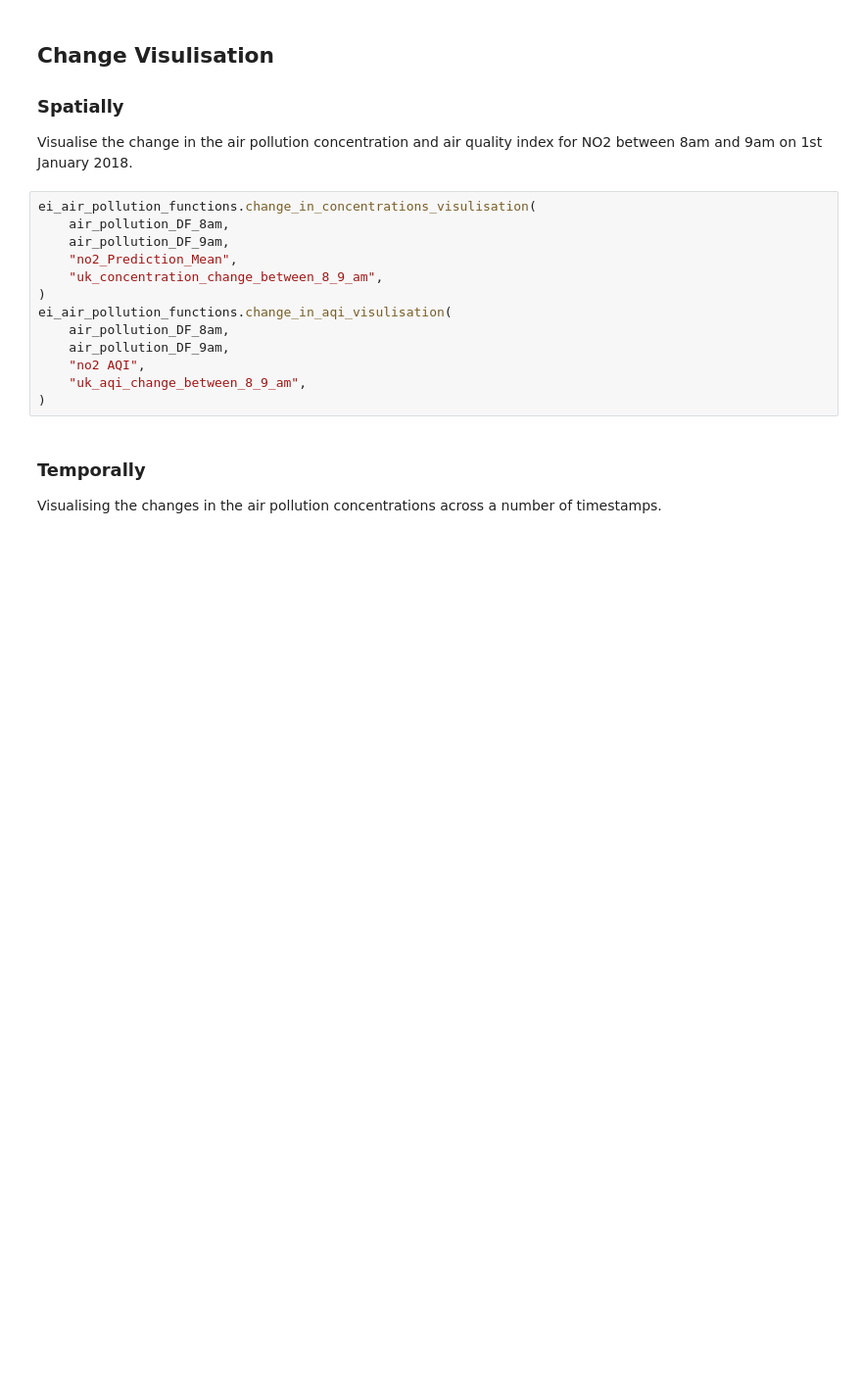
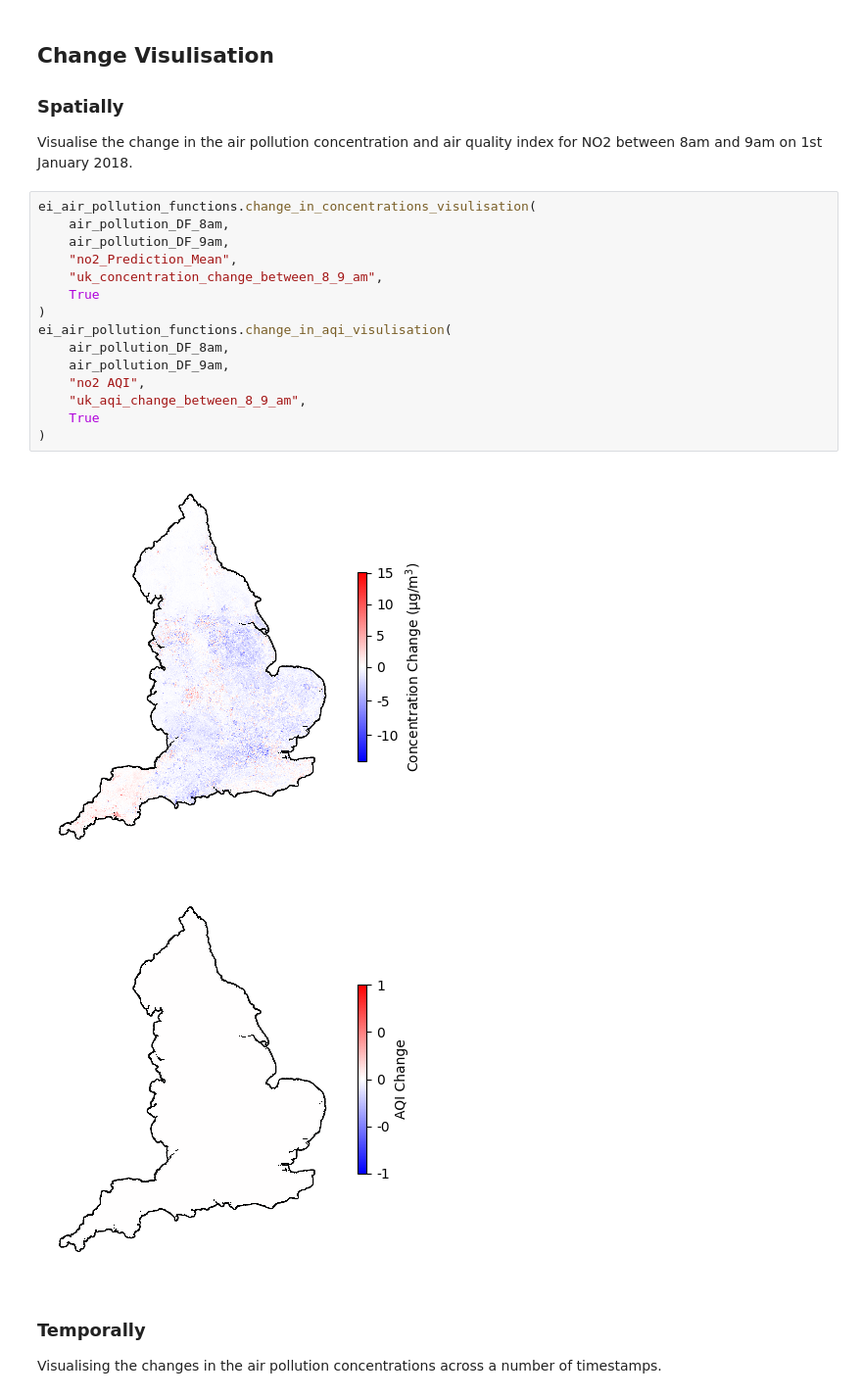
Before and after one commit to liamjberrisford/Environmental-Insights, a Jupyter notebook: book/tutorial_environmental_insights.ipynb, the cells around one changed output. Shown at 98% size. Saved outputs shown, nothing was run; the diff lists cells and outputs as text; blank space fills up the shorter version.

```diff
--- a/book/tutorial_environmental_insights.ipynb
+++ b/book/tutorial_environmental_insights.ipynb
@@ -158,16 +253,21 @@ Visualise the change in the air pollution concentration and air quality index fo
 # %%
 ei_air_pollution_functions.change_in_concentrations_visulisation(
     air_pollution_DF_8am,
     air_pollution_DF_9am,
     "no2_Prediction_Mean",
     "uk_concentration_change_between_8_9_am",
+    True
 )
 ei_air_pollution_functions.change_in_aqi_visulisation(
     air_pollution_DF_8am,
     air_pollution_DF_9am,
     "no2 AQI",
     "uk_aqi_change_between_8_9_am",
+    True
 )
+# %% [output]
+[figure, added]
+[figure, added]
 # %% [markdown]
 ### Temporally
 Visualising the changes in the air pollution concentrations across a number of timestamps.
```
Also changed, not shown: parts of 14 cells of this notebook, 4 other files.
